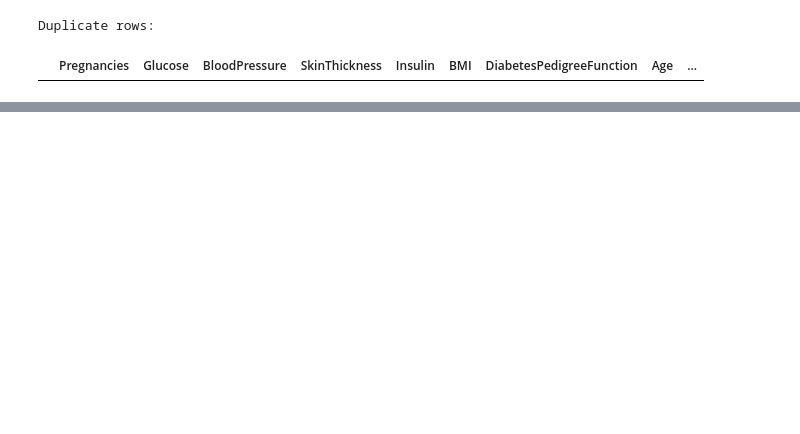
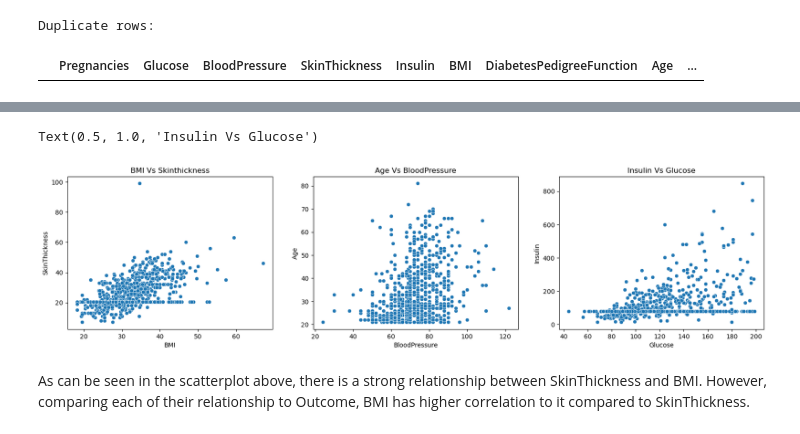
Before and after one commit to kralfafara/Diabetes-Prediction-Analysis, a Jupyter notebook: Diabetes-Prediction-Analysis.ipynb, the cells around one changed output, grey strips where cells are left out. Saved outputs shown, nothing was run; the diff lists cells and outputs as text; code cells hidden in the pictures; blank space fills up the shorter version.

```diff
--- a/Diabetes-Prediction-Analysis.ipynb
+++ b/Diabetes-Prediction-Analysis.ipynb
@@ -326,0 +180,18 @@ Kolmogorov-Smirnov Test: statistic=0.9856770833333334, p-value=0.0
+# %%
+# Evaluate more insights with the relationship of the features mentioned above.
+
+plt.figure(figsize=(20, 15))
+plt.subplot(3,3,1)
+sns.scatterplot(data=df_prep1,x="BMI",y="SkinThickness")
+plt.title('BMI Vs Skinthickness')
+plt.subplot(3,3,2)
+sns.scatterplot(data=df_prep1,x="BloodPressure",y="Age")
+plt.title('Age Vs BloodPressure')
+plt.subplot(3,3,3)
+sns.scatterplot(data=df_prep1,x="Glucose",y="Insulin")
+plt.title('Insulin Vs Glucose')
+# %% [output]
+Text(0.5, 1.0, 'Insulin Vs Glucose')
+[figure, added]
+# %% [markdown]
+As can be seen in the scatterplot above, there is a strong relationship between SkinThickness and BMI. However, comparing each of their relationship to Outcome, BMI has higher correlation to it compared to SkinThickness.
```
Also changed, not shown: parts of 60 cells of this notebook.
